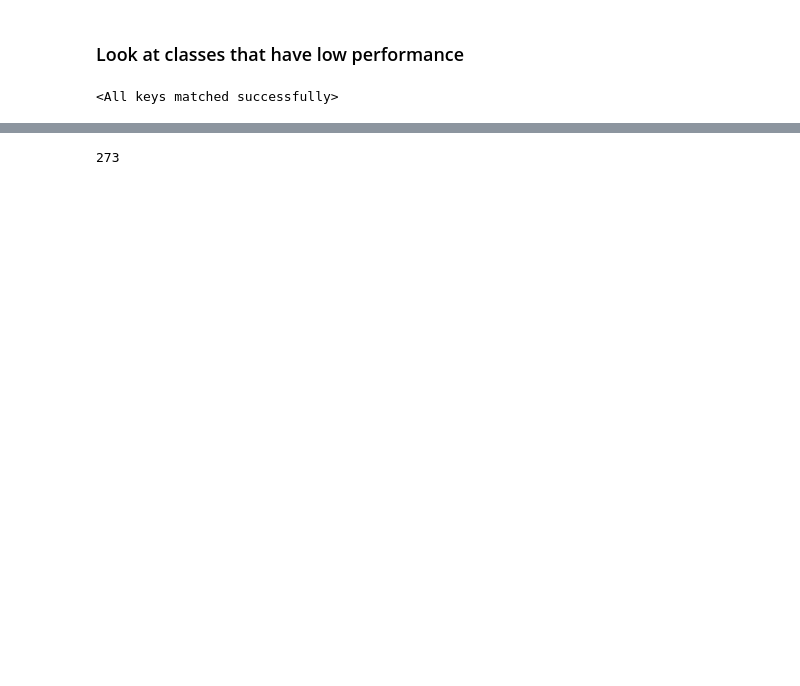
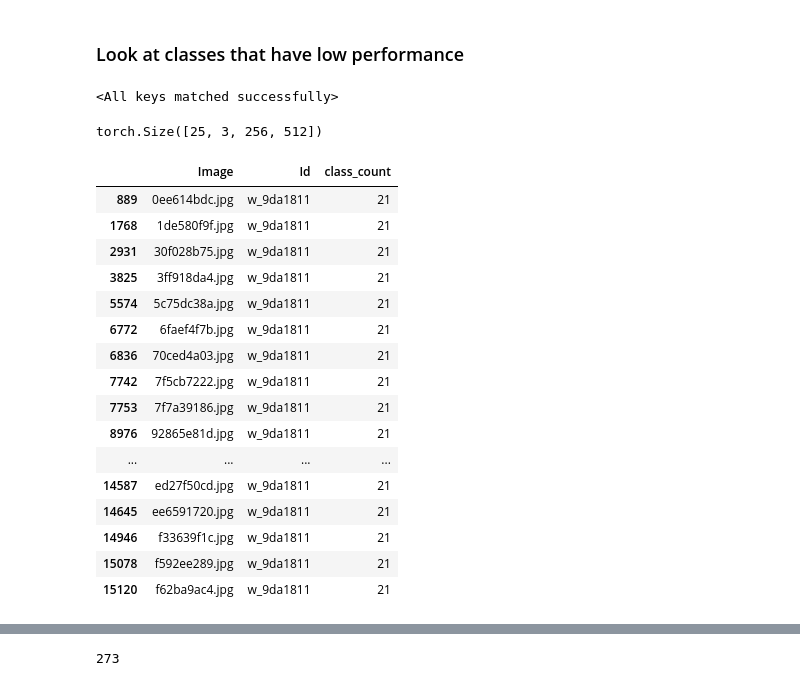
Before and after one commit to jwells52/creating-ai-enabled-systems, a Jupyter notebook: Research Project/notebooks/fsl_experiment3.ipynb, the cells around one changed output, grey strips where cells are left out. Cells and saved outputs as stored; diff of their text form; code cells hidden in the pictures; blank space fills up the shorter version.

```diff
--- a/Research Project/notebooks/fsl_experiment3.ipynb
+++ b/Research Project/notebooks/fsl_experiment3.ipynb
@@ -130,7 +138,31 @@ few_shot_classifier.load_state_dict(
 )
 # %% [output]
 <All keys matched successfully>
+# %%
+next(iter(loader))[0].shape
+# %% [output]
+torch.Size([25, 3, 256, 512])
 # %%
 %%capture
 
 few_shot_classifier.eval()
+# %%
+df[df['Id'] == 'w_9da1811']
+# %% [output]
+|  | Image | Id | class_count |
+| 889 | 0ee614bdc.jpg | w_9da1811 | 21 |
+| 1768 | 1de580f9f.jpg | w_9da1811 | 21 |
+| 2931 | 30f028b75.jpg | w_9da1811 | 21 |
+| 3825 | 3ff918da4.jpg | w_9da1811 | 21 |
+| 5574 | 5c75dc38a.jpg | w_9da1811 | 21 |
+| 6772 | 6faef4f7b.jpg | w_9da1811 | 21 |
+| 6836 | 70ced4a03.jpg | w_9da1811 | 21 |
+| 7742 | 7f5cb7222.jpg | w_9da1811 | 21 |
+| 7753 | 7f7a39186.jpg | w_9da1811 | 21 |
+| 8976 | 92865e81d.jpg | w_9da1811 | 21 |
+| ... | ... | ... | ... |
+| 14587 | ed27f50cd.jpg | w_9da1811 | 21 |
+| 14645 | ee6591720.jpg | w_9da1811 | 21 |
+| 14946 | f33639f1c.jpg | w_9da1811 | 21 |
+| 15078 | f592ee289.jpg | w_9da1811 | 21 |
+| 15120 | f62ba9ac4.jpg | w_9da1811 | 21 |
```
Also changed, not shown: parts of 12 cells of this notebook.
